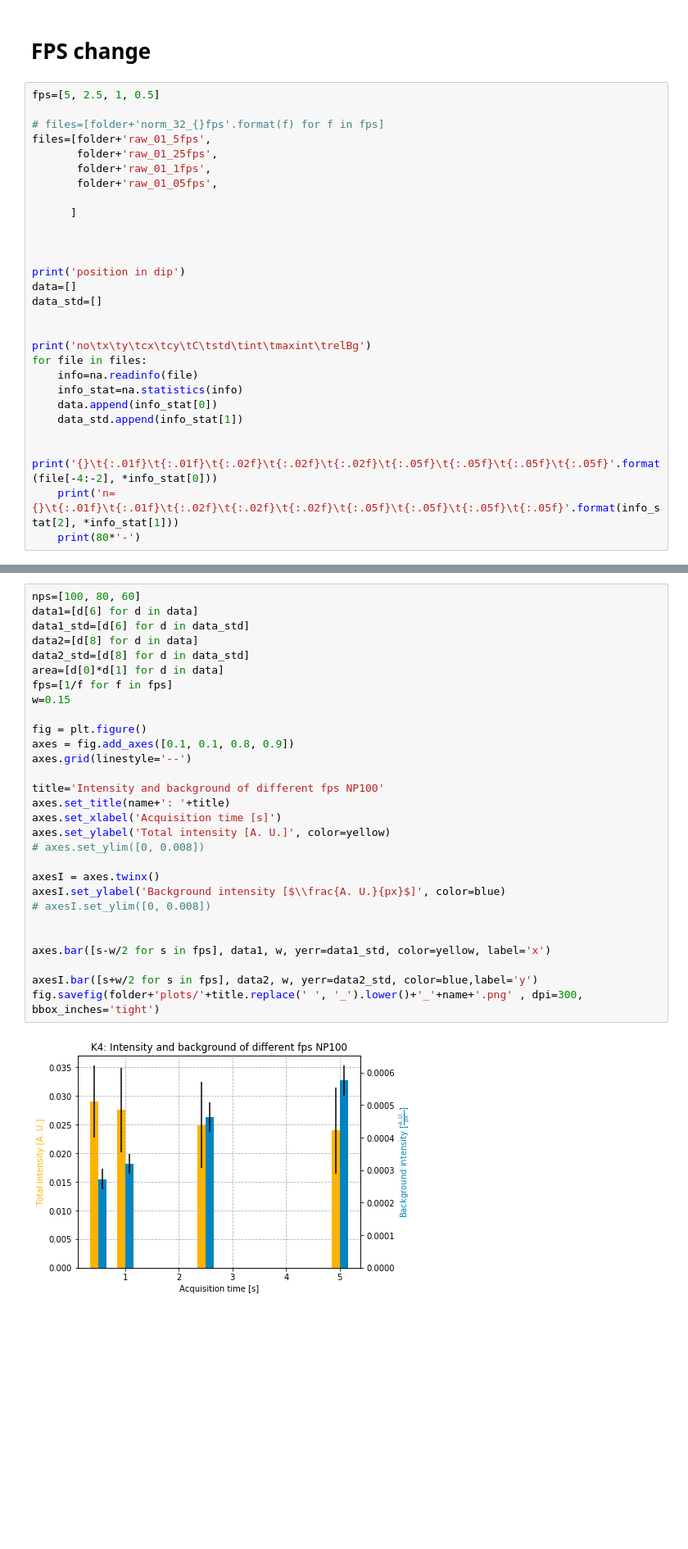
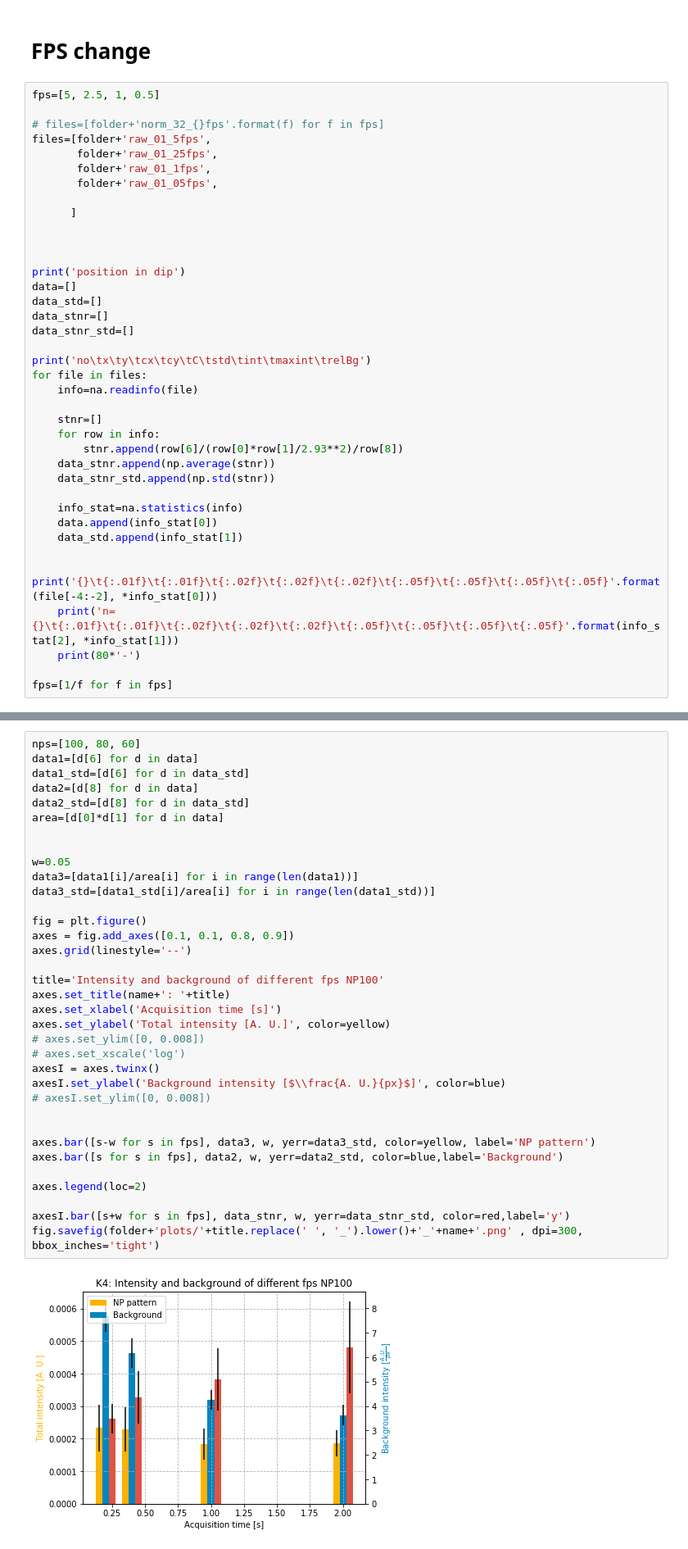
Before and after one commit to Yennda/spr_microscopy, a Jupyter notebook: jup_np_K4-02.ipynb, the cells around one changed output, grey strips where cells are left out. Shown at 82% size. Drawn from its saved outputs; the diff is of its cells as text; blank space fills up the shorter version.

```diff
--- a/jup_np_K4-02.ipynb
+++ b/jup_np_K4-02.ipynb
@@ -505,11 +505,19 @@ files=[folder+'raw_01_5fps',
 print('position in dip')
 data=[]
 data_std=[]
-
+data_stnr=[]
+data_stnr_std=[]
 
 print('no\tx\ty\tcx\tcy\tC\tstd\tint\tmaxint\trelBg')
 for file in files:
     info=na.readinfo(file)
+
+    stnr=[]
+    for row in info:
+        stnr.append(row[6]/(row[0]*row[1]/2.93**2)/row[8])
+    data_stnr.append(np.average(stnr))
+    data_stnr_std.append(np.std(stnr))
+
     info_stat=na.statistics(info)
     data.append(info_stat[0])
     data_std.append(info_stat[1])
@@ -517,6 +525,8 @@ for file in files:
     print('{}\t{:.01f}\t{:.01f}\t{:.02f}\t{:.02f}\t{:.02f}\t{:.05f}\t{:.05f}\t{:.05f}\t{:.05f}'.format(file[-4:-2], *info_stat[0]))
     print('n= {}\t{:.01f}\t{:.01f}\t{:.02f}\t{:.02f}\t{:.02f}\t{:.05f}\t{:.05f}\t{:.05f}\t{:.05f}'.format(info_stat[2], *info_stat[1]))
     print(80*'-')
+
+fps=[1/f for f in fps]
 # %% [output]
 position in dip
 no      x       y       cx      cy      C       std     int     maxint  relBg
@@ -535,31 +545,37 @@ n= 10   3.0     2.3     1.94    2.39    1.47    0.00004 0.00633 0.00087 0.00003
 # %%
 nps=[100, 80, 60]
 data1=[d[6] for d in data]
 data1_std=[d[6] for d in data_std]
 data2=[d[8] for d in data]
 data2_std=[d[8] for d in data_std]
 area=[d[0]*d[1] for d in data]
-fps=[1/f for f in fps]
-w=0.15
+
+
+w=0.05
+data3=[data1[i]/area[i] for i in range(len(data1))]
+data3_std=[data1_std[i]/area[i] for i in range(len(data1_std))]
 
 fig = plt.figure()
 axes = fig.add_axes([0.1, 0.1, 0.8, 0.9])
 axes.grid(linestyle='--')
 
 title='Intensity and background of different fps NP100'
 axes.set_title(name+': '+title)
 axes.set_xlabel('Acquisition time [s]')
 axes.set_ylabel('Total intensity [A. U.]', color=yellow)
 # axes.set_ylim([0, 0.008])
-
+# axes.set_xscale('log')
 axesI = axes.twinx()
 axesI.set_ylabel('Background intensity [$\\frac{A. U.}{px}$]', color=blue)
 # axesI.set_ylim([0, 0.008])
 
 
-axes.bar([s-w/2 for s in fps], data1, w, yerr=data1_std, color=yellow, label='x')
+axes.bar([s-w for s in fps], data3, w, yerr=data3_std, color=yellow, label='NP pattern')
+axes.bar([s for s in fps], data2, w, yerr=data2_std, color=blue,label='Background')
 
-axesI.bar([s+w/2 for s in fps], data2, w, yerr=data2_std, color=blue,label='y')
+axes.legend(loc=2)
+
+axesI.bar([s+w for s in fps], data_stnr, w, yerr=data_stnr_std, color=red,label='y')
 fig.savefig(folder+'plots/'+title.replace(' ', '_').lower()+'_'+name+'.png' , dpi=300,  bbox_inches='tight')
 # %% [output]
-[figure, old version]
+[figure, new version]
```
Also changed, not shown: 3 other files.
